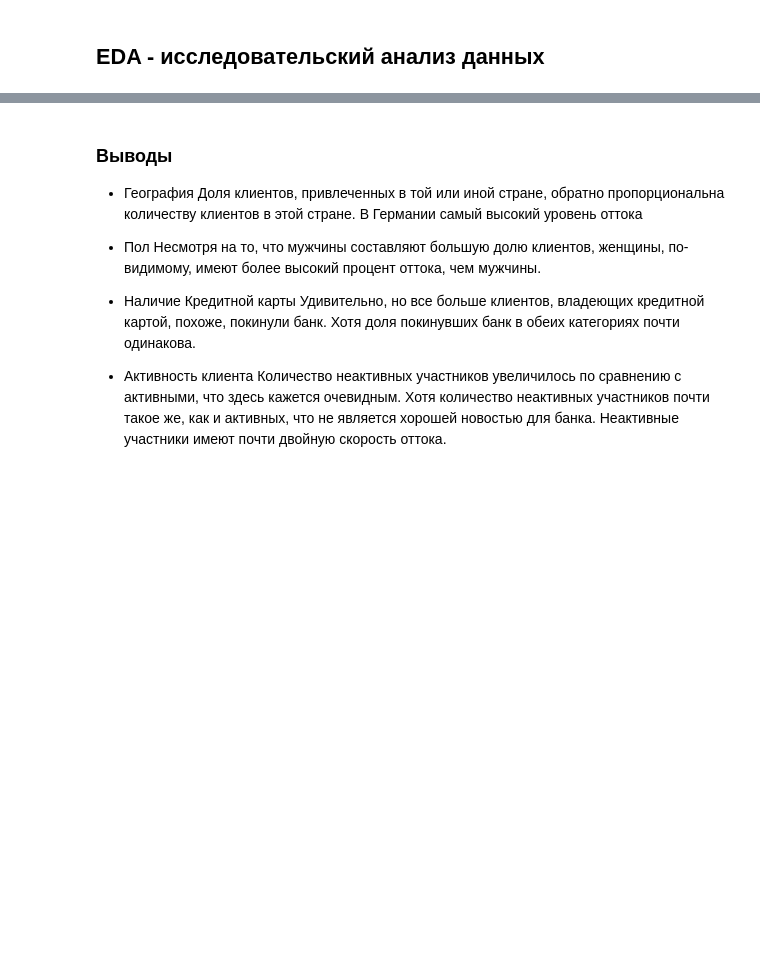
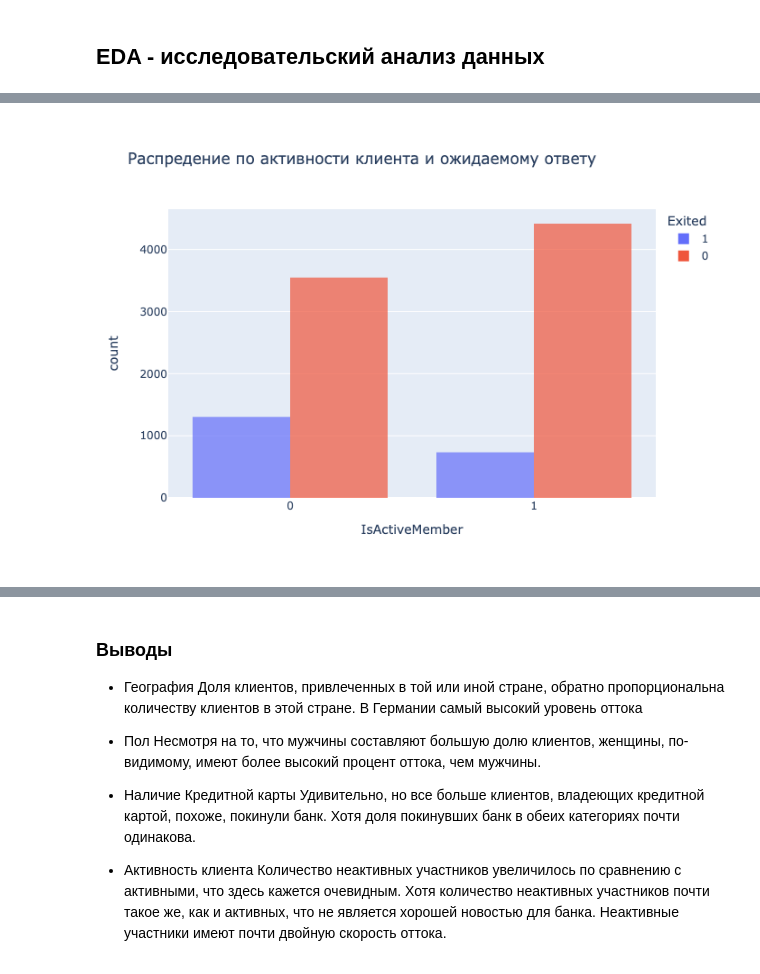
Before and after one commit to tsoiadelina/finalCorseWork2, a Jupyter notebook: CourseWork.ipynb, the cells around one changed output, grey strips where cells are left out. Saved outputs shown, nothing was run; the diff lists cells and outputs as text; code cells hidden in the pictures; blank space fills up the shorter version.

```diff
--- a/CourseWork.ipynb
+++ b/CourseWork.ipynb
@@ -89,12 +155,15 @@ px.histogram(
 # %%
-px.histogram(
+h = px.histogram(
     df,
     x='IsActiveMember',
     title='Распредение по активности клиента и ожидаемому ответу',
     color='Exited',
     opacity=0.7,
     barmode='group',
 )
+h.show(renderer='png')
+# %% [output]
+[figure, added]
 # %%
 df_plot1 = df.groupby('Geography').Exited.mean().reset_index()
 df_plot2 = df.groupby('Gender').Exited.mean().reset_index()
```
Also changed, not shown: parts of 12 cells of this notebook.
